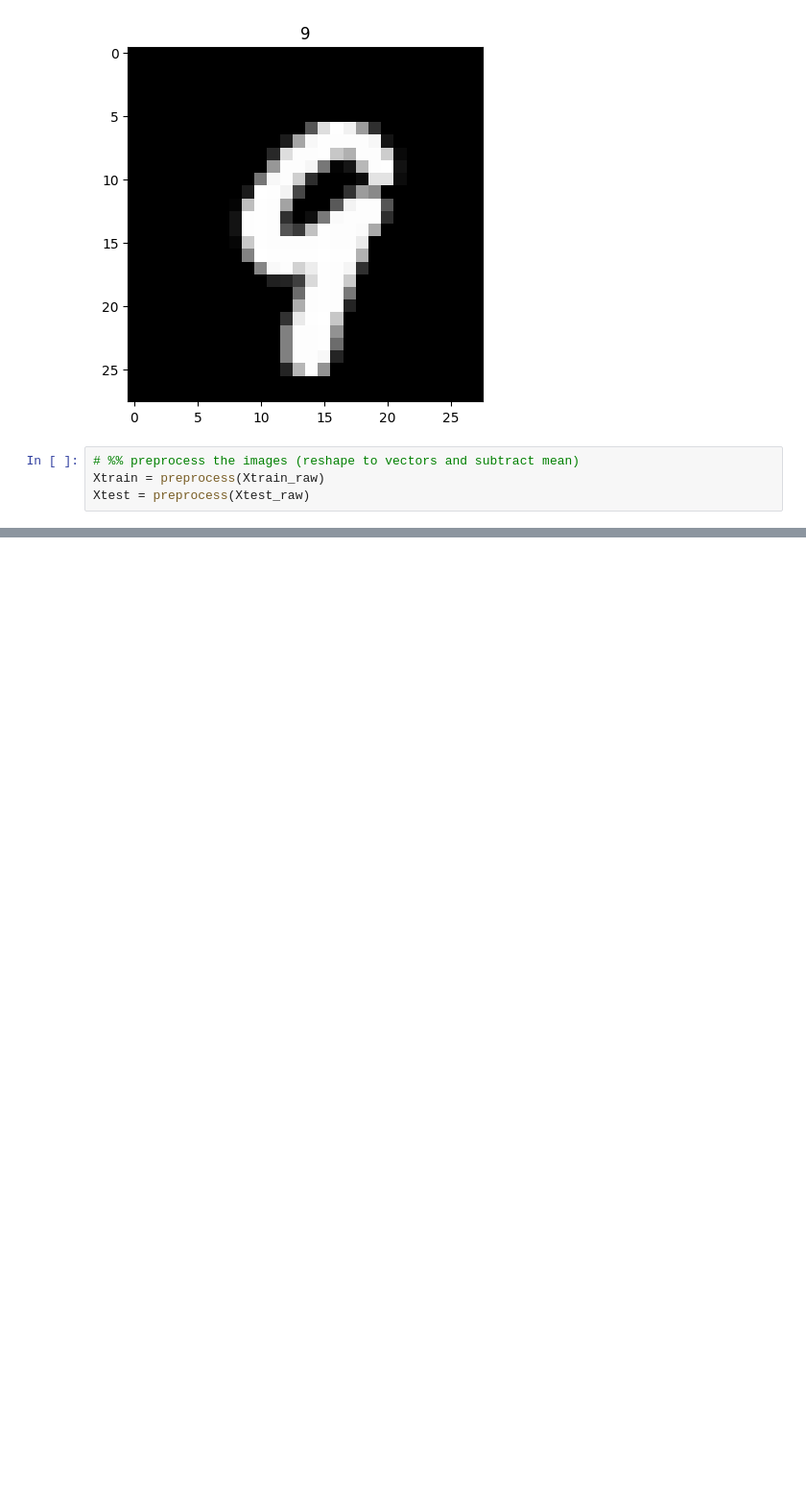
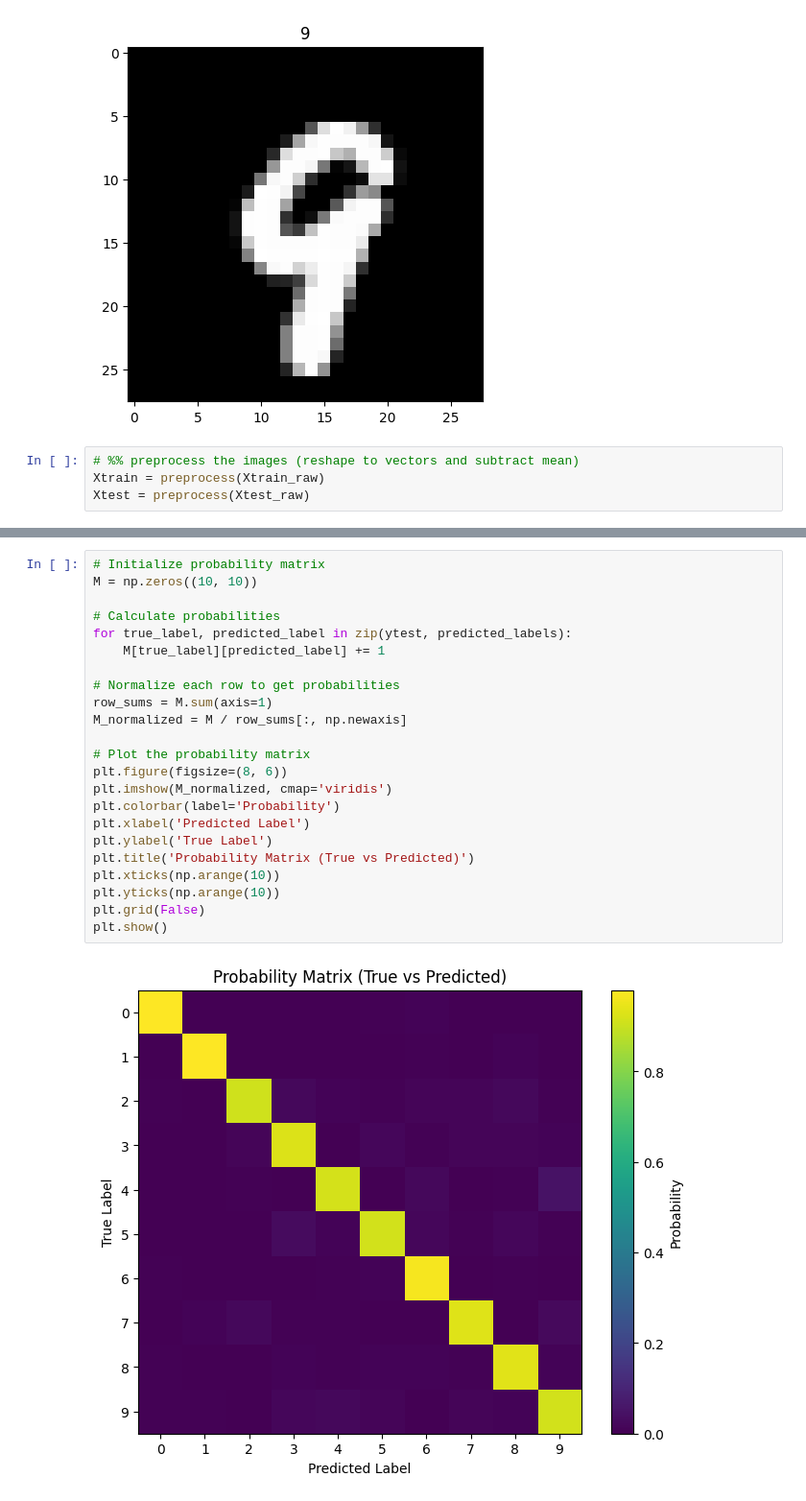
Before and after one commit to Hadartalisr/NeuralLearning, a Jupyter notebook: Ex3/python/main_code.ipynb, the cells around one changed output, grey strips where cells are left out. Shown at 96% size. Cells and saved outputs as stored; diff of their text form; blank space fills up the shorter version.

```diff
--- a/Ex3/python/main_code.ipynb
+++ b/Ex3/python/main_code.ipynb
@@ -302,0 +343,25 @@ KeyboardInterrupt:
+# %%
+# Initialize probability matrix
+M = np.zeros((10, 10))
+
+# Calculate probabilities
+for true_label, predicted_label in zip(ytest, predicted_labels):
+    M[true_label][predicted_label] += 1
+
+# Normalize each row to get probabilities
+row_sums = M.sum(axis=1)
+M_normalized = M / row_sums[:, np.newaxis]
+
+# Plot the probability matrix
+plt.figure(figsize=(8, 6))
+plt.imshow(M_normalized, cmap='viridis')
+plt.colorbar(label='Probability')
+plt.xlabel('Predicted Label')
+plt.ylabel('True Label')
+plt.title('Probability Matrix (True vs Predicted)')
+plt.xticks(np.arange(10))
+plt.yticks(np.arange(10))
+plt.grid(False)
+plt.show()
+# %% [output]
+[figure, added]
```
Also changed, not shown: parts of 18 cells of this notebook, 11 other files.
